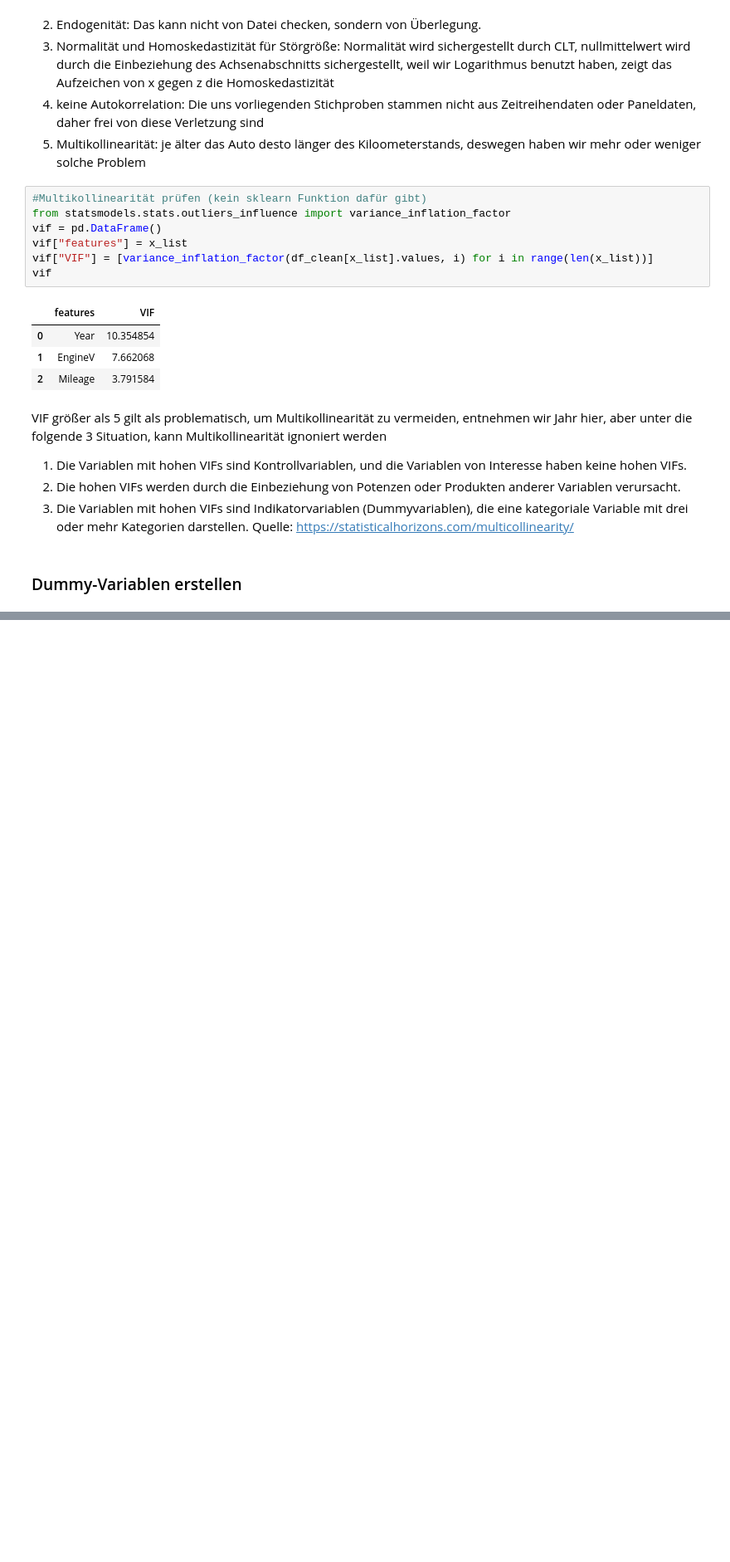
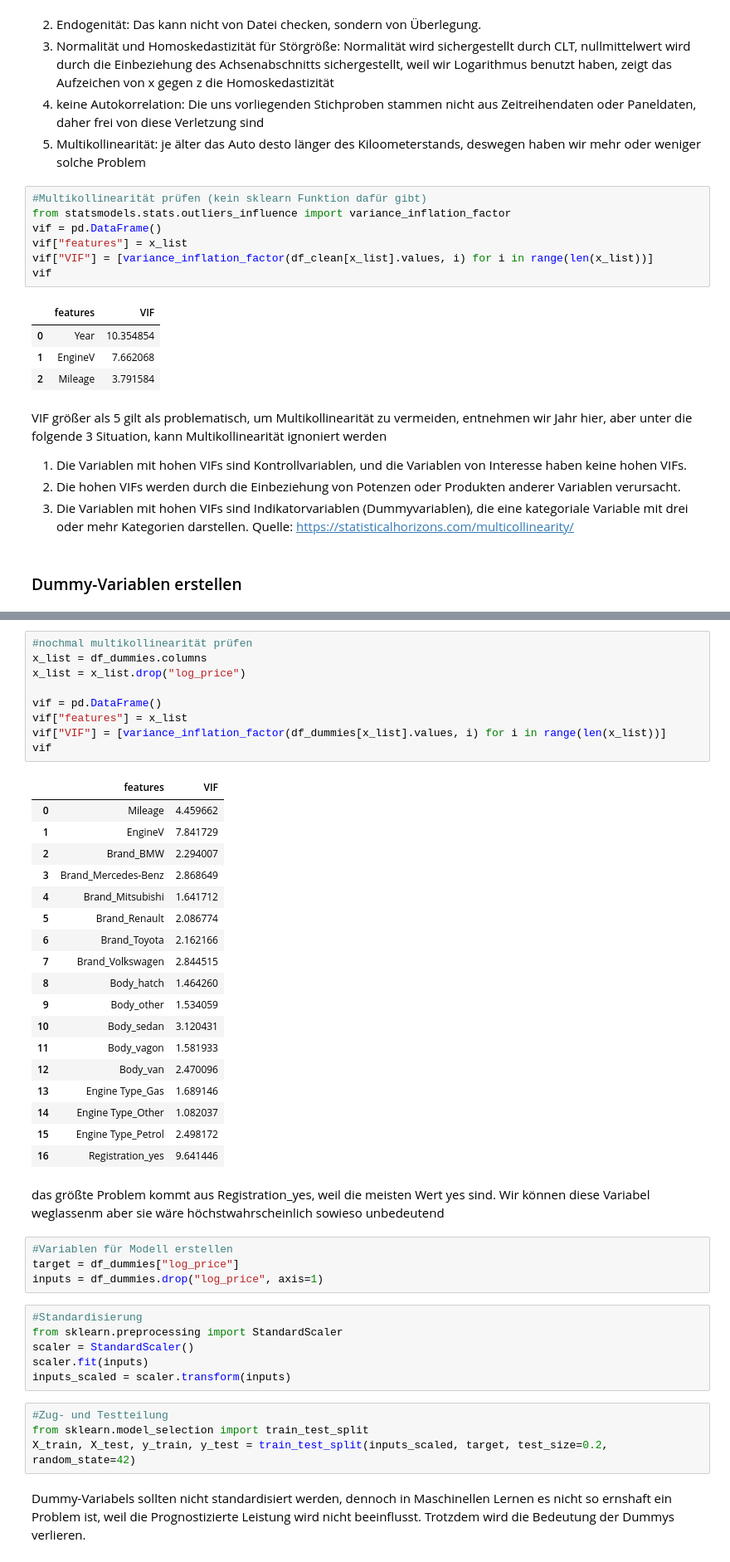
Before and after one commit to amanda8412383/data_science_bootcamp, a Jupyter notebook: linear_regression/praktisch-Übung.ipynb, the cells around one changed output, grey strips where cells are left out. Shown at 83% size. Saved outputs shown, nothing was run; the diff lists cells and outputs as text; blank space fills up the shorter version.

```diff
--- a/linear_regression/praktisch-Übung.ipynb
+++ b/linear_regression/praktisch-Übung.ipynb
@@ -174,0 +187,46 @@ Quelle: https://statisticalhorizons.com/multicollinearity/
+# %%
+#nochmal multikollinearität prüfen
+x_list = df_dummies.columns
+x_list = x_list.drop("log_price")
+
+vif = pd.DataFrame()
+vif["features"] = x_list
+vif["VIF"] = [variance_inflation_factor(df_dummies[x_list].values, i) for i in range(len(x_list))]
+vif
+# %% [output]
+|  | features | VIF |
+| 0 | Mileage | 4.459662 |
+| 1 | EngineV | 7.841729 |
+| 2 | Brand_BMW | 2.294007 |
+| 3 | Brand_Mercedes-Benz | 2.868649 |
+| 4 | Brand_Mitsubishi | 1.641712 |
+| 5 | Brand_Renault | 2.086774 |
+| 6 | Brand_Toyota | 2.162166 |
+| 7 | Brand_Volkswagen | 2.844515 |
+| 8 | Body_hatch | 1.464260 |
+| 9 | Body_other | 1.534059 |
+| 10 | Body_sedan | 3.120431 |
+| 11 | Body_vagon | 1.581933 |
+| 12 | Body_van | 2.470096 |
+| 13 | Engine Type_Gas | 1.689146 |
+| 14 | Engine Type_Other | 1.082037 |
+| 15 | Engine Type_Petrol | 2.498172 |
+| 16 | Registration_yes | 9.641446 |
+# %% [markdown]
+das größte Problem kommt aus Registration_yes, weil die meisten Wert yes sind. Wir können diese Variabel weglassenm aber sie wäre höchstwahrscheinlich sowieso unbedeutend
+# %%
+#Variablen für Modell erstellen
+target = df_dummies["log_price"]
+inputs = df_dummies.drop("log_price", axis=1)
+# %%
+#Standardisierung
+from sklearn.preprocessing import StandardScaler
+scaler = StandardScaler()
+scaler.fit(inputs)
+inputs_scaled = scaler.transform(inputs)
+# %%
+#Zug- und Testteilung
+from sklearn.model_selection import train_test_split
+X_train, X_test, y_train, y_test = train_test_split(inputs_scaled, target, test_size=0.2, random_state=42)
+# %% [markdown]
+Dummy-Variabels sollten nicht standardisiert werden, dennoch in Maschinellen Lernen es nicht so ernshaft ein Problem ist, weil die Prognostizierte Leistung wird nicht beeinflusst. Trotzdem wird die Bedeutung der Dummys verlieren.
```
Also changed, not shown: parts of 1 cell of this notebook.
